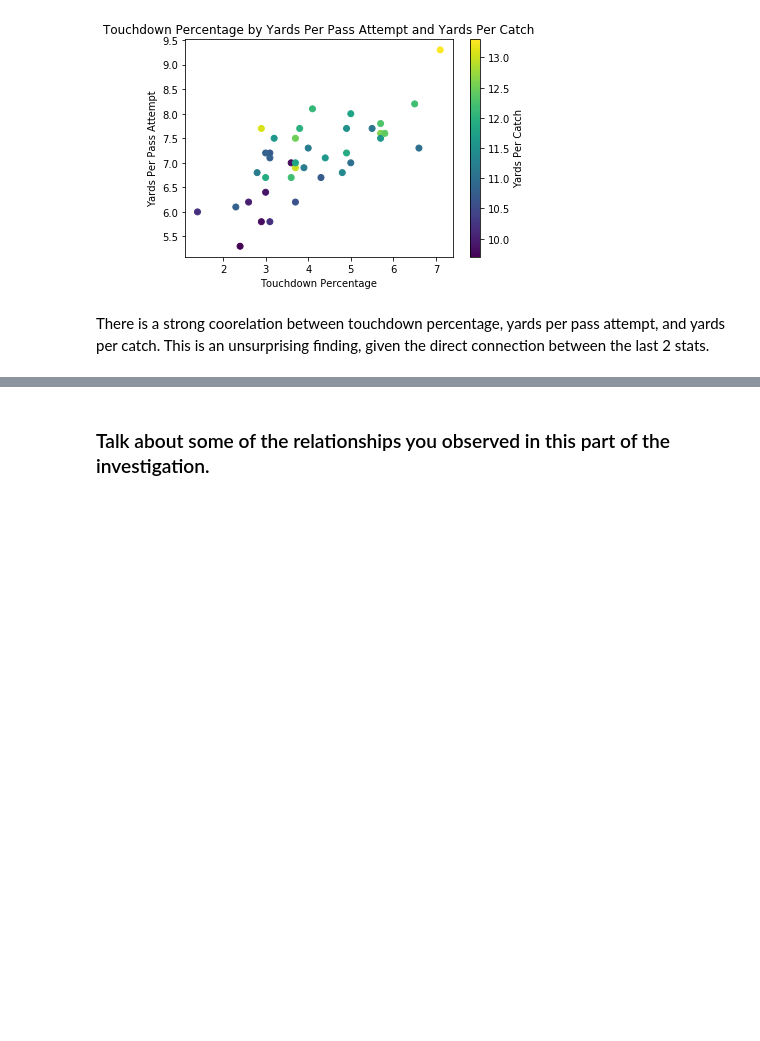
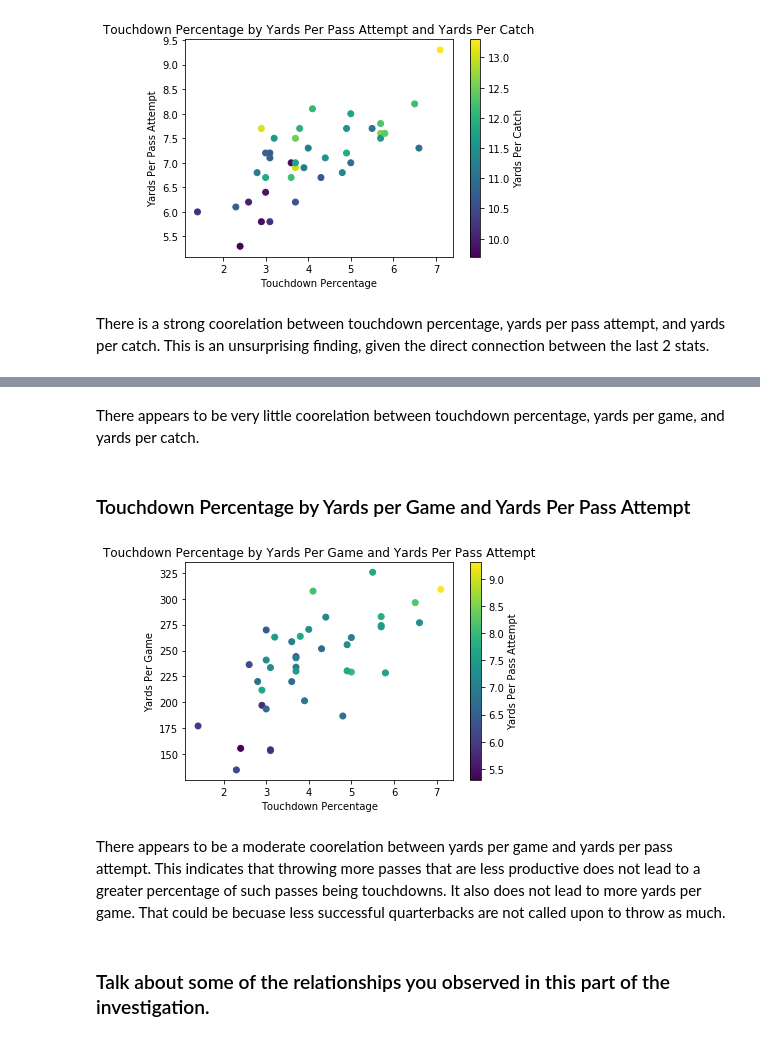
Before and after one commit to ChristopherSJames/Quarterback-Point-Analysis-2016, a Jupyter notebook: qb_point_analysis.ipynb, the cells around one changed output, grey strips where cells are left out. Drawn from its saved outputs; the diff is of its cells as text; code cells hidden in the pictures; blank space fills up the shorter version.

```diff
--- a/qb_point_analysis.ipynb
+++ b/qb_point_analysis.ipynb
@@ -518,3 +530,19 @@ There is a strong coorelation between touchdown percentage, yards per pass attem
+# %% [markdown]
+There appears to be very little coorelation between touchdown percentage, yards per game, and yards per catch.
+# %% [markdown]
+### Touchdown Percentage by Yards per Game and Yards Per Pass Attempt
+# %%
+# Touchdown Percentage by Yards per Game and Yards Per Pass Attempt
+plt.scatter(data = df, x = 'TD%', y = 'Y/G', c = 'Y/A')
+plt.title('Touchdown Percentage by Yards Per Game and Yards Per Pass Attempt')
+plt.xlabel('Touchdown Percentage')
+plt.ylabel('Yards Per Game')
+cbar = plt.colorbar()
+cbar.set_label('Yards Per Pass Attempt')
+# %% [output]
+[figure, added]
+# %% [markdown]
+There appears to be a moderate coorelation between yards per game and yards per pass attempt. This indicates that throwing more passes that are less productive does not lead to a greater percentage of such passes being touchdowns. It also does not lead to more yards per game. That could be becuase less successful quarterbacks are not called upon to throw as much.
 # %% [markdown]
 ### Talk about some of the relationships you observed in this part of the investigation.
 # %% [markdown]
```
Also changed, not shown: parts of 10 cells of this notebook.
